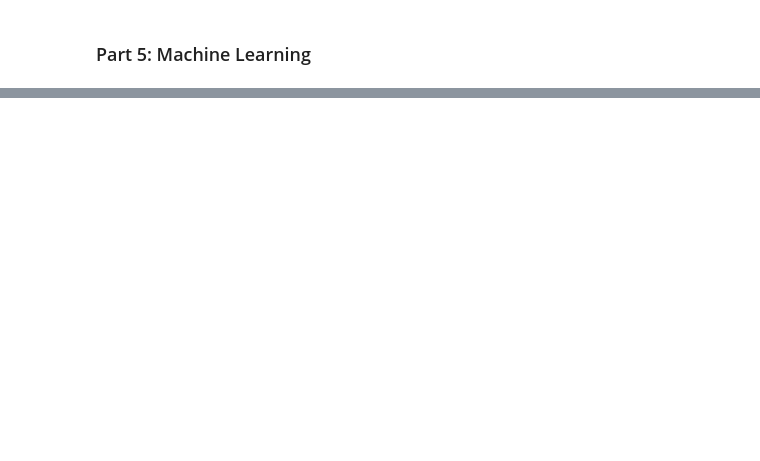
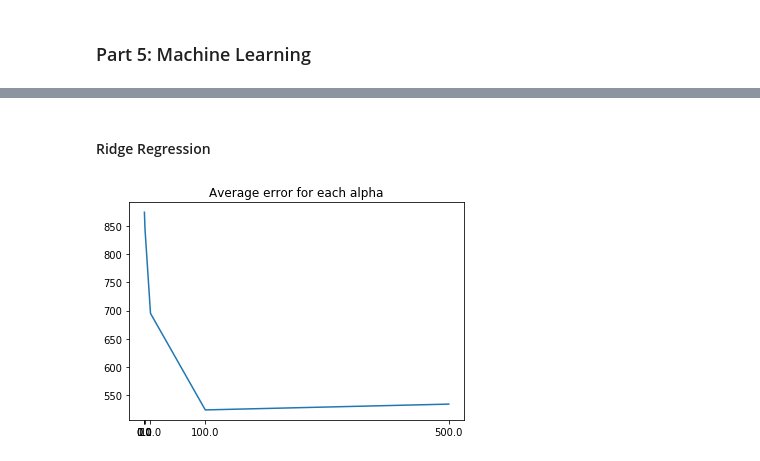
Before and after one commit to vanitakalai/SpringboardProjects, a Jupyter notebook: Capstone Project/Part_5_ML.ipynb, the cells around one changed output, grey strips where cells are left out. Cells and saved outputs as stored; diff of their text form; code cells hidden in the pictures; blank space fills up the shorter version.

```diff
--- a/Capstone Project/Part_5_ML.ipynb
+++ b/Capstone Project/Part_5_ML.ipynb
@@ -63,5 +46,0 @@ plt.show()
-# %%
-for train_index, test_index in TimeSeriesSplit(n_splits=3).split(X_1):
-    reg = lm.Ridge(alpha=1).fit(X_1.iloc[train_index], y_1.iloc[train_index])
-    pred = reg.predict(X_1.iloc[test_index])
-    print(mean_squared_error(y_1.iloc[test_index], pred))
@@ -102,0 +88,19 @@ val_2 = np.array([val for station, val in scores])
+# %% [markdown]
+#### Ridge Regression
+# %%
+from sklearn.linear_model import Ridge
+
+errs = []
+for alpha_val in [0.01, 0.1, 1, 10, 100, 500]:
+    mse_err = 0
+    for train_index, test_index in TimeSeriesSplit(n_splits=5).split(X_train):
+        reg = Ridge(alpha=alpha_val).fit(X_train.iloc[train_index], y_train.iloc[train_index])
+        mse_err += score(y_train.iloc[test_index], reg.predict(X_train.iloc[test_index]), mean_squared_error)
+    errs.append(mse_err/5)
+# %%
+plt.plot([0.01, 0.1, 1, 10, 100, 500], errs)
+plt.xticks([0.01, 0.1, 1, 10, 100, 500])
+plt.title('Average error for each alpha')
+plt.show()
+# %% [output]
+[figure, added]
```
Also changed, not shown: parts of 38 cells of this notebook.
